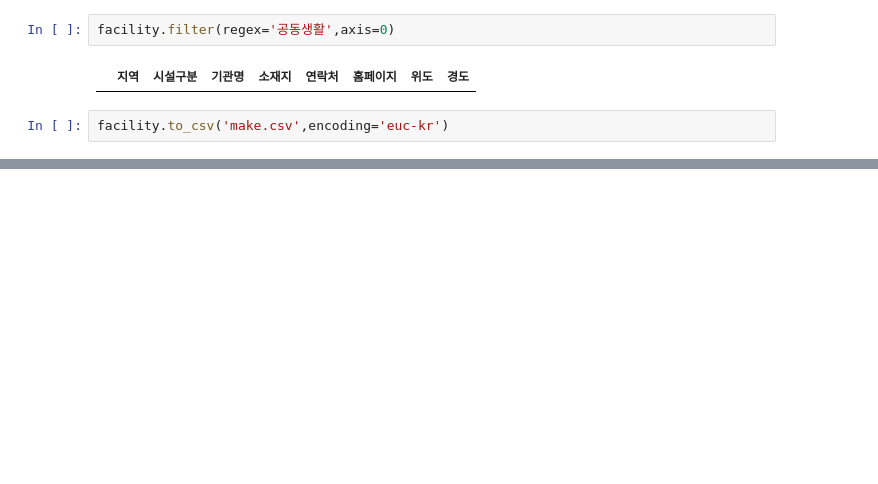
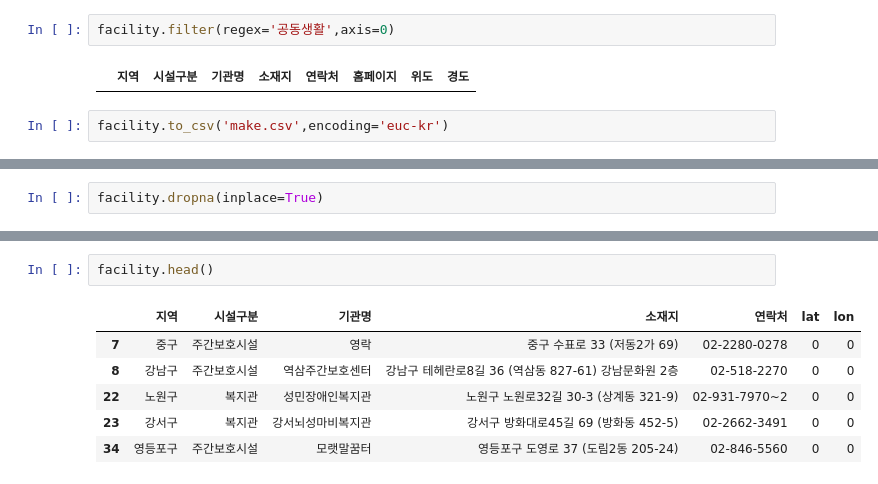
Before and after one commit to BigDataCampus/fresh, a Jupyter notebook: facility cleansing.ipynb, the cells around one changed output, grey strips where cells are left out. Saved outputs shown, nothing was run; the diff lists cells and outputs as text; blank space fills up the shorter version.

```diff
--- a/facility cleansing.ipynb
+++ b/facility cleansing.ipynb
@@ -244,0 +256,2 @@ facility.to_csv('make.csv',encoding='euc-kr')
+# %%
+facility.dropna(inplace=True)
@@ -244,0 +339,9 @@ facility.to_csv('make.csv',encoding='euc-kr')
+# %%
+facility.head()
+# %% [output]
+|  | 지역 | 시설구분 | 기관명 | 소재지 | 연락처 | lat | lon |
+| 7 | 중구 | 주간보호시설 | 영락 | 중구 수표로 33 (저동2가 69) | 02-2280-0278 | 0 | 0 |
+| 8 | 강남구 | 주간보호시설 | 역삼주간보호센터 | 강남구 테헤란로8길 36 (역삼동 827-61) 강남문화원 2층 | 02-518-2270 | 0 | 0 |
+| 22 | 노원구 | 복지관 | 성민장애인복지관 | 노원구 노원로32길 30-3 (상계동 321-9) | 02-931-7970~2 | 0 | 0 |
+| 23 | 강서구 | 복지관 | 강서뇌성마비복지관 | 강서구 방화대로45길 69 (방화동 452-5) | 02-2662-3491 | 0 | 0 |
+| 34 | 영등포구 | 주간보호시설 | 모랫말꿈터 | 영등포구 도영로 37 (도림2동 205-24) | 02-846-5560 | 0 | 0 |
```
Also changed, not shown: parts of 25 cells of this notebook, 1 other file.
